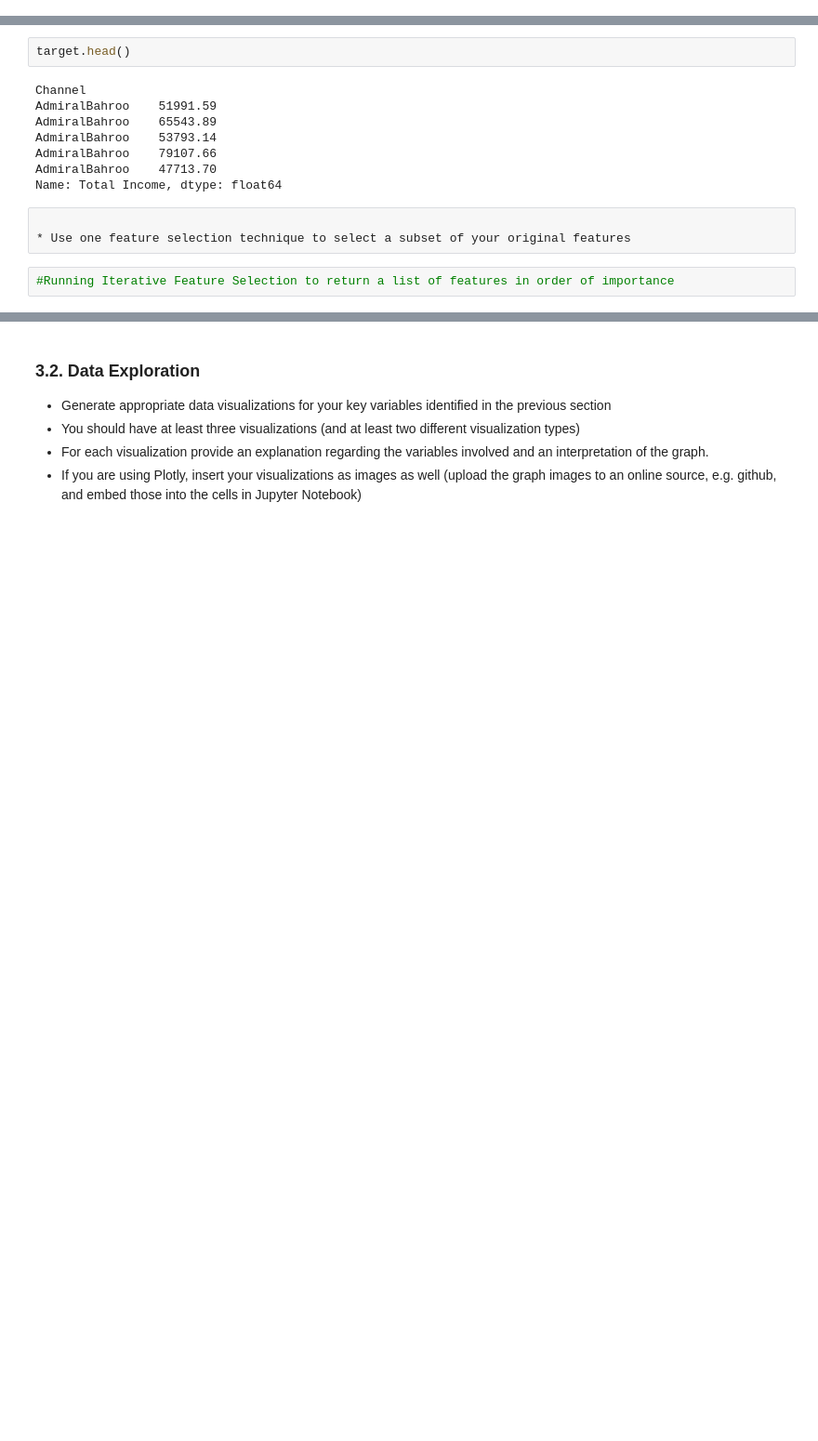
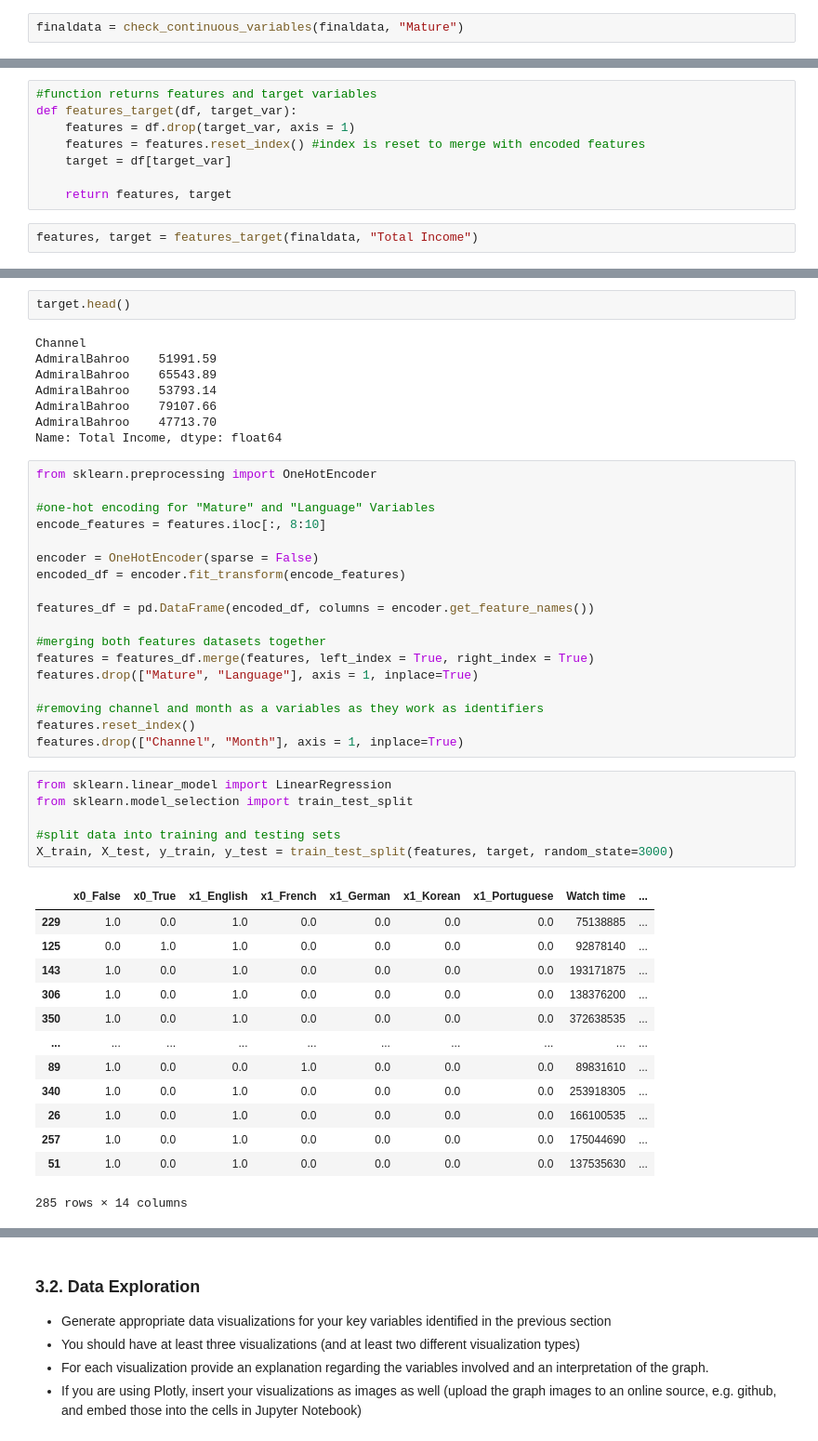
Before and after one commit to Liyih/Twitch.tv-Metrics-Analysis, a Jupyter notebook: DS3000_FP4_Group33.ipynb, the cells around one changed output, grey strips where cells are left out. Shown at 93% size. Saved outputs shown, nothing was run; the diff lists cells and outputs as text; blank space fills up the shorter version.

Commit message:
finished data wrangling

```diff
--- a/DS3000_FP4_Group33.ipynb
+++ b/DS3000_FP4_Group33.ipynb
@@ -196,0 +160,2 @@ features.set_index("Channel")
+# %%
+finaldata = check_continuous_variables(finaldata, "Mature")
@@ -196,0 +174,10 @@ features.set_index("Channel")
+# %%
+#function returns features and target variables
+def features_target(df, target_var):
+    features = df.drop(target_var, axis = 1)
+    features = features.reset_index() #index is reset to merge with encoded features
+    target = df[target_var]
+
+    return features, target
+# %%
+features, target = features_target(finaldata, "Total Income")
@@ -204,8 +200,41 @@ AdmiralBahroo    53793.14
 AdmiralBahroo    79107.66
 AdmiralBahroo    47713.70
 Name: Total Income, dtype: float64
-# %%
-
-* Use one feature selection technique to select a subset of your original features
-# %%
-#Running Iterative Feature Selection to return a list of features in order of importance
+# %%
+from sklearn.preprocessing import OneHotEncoder
+
+#one-hot encoding for "Mature" and "Language" Variables
+encode_features = features.iloc[:, 8:10]
+
+encoder = OneHotEncoder(sparse = False)
+encoded_df = encoder.fit_transform(encode_features)
+
+features_df = pd.DataFrame(encoded_df, columns = encoder.get_feature_names())
+
+#merging both features datasets together
+features = features_df.merge(features, left_index = True, right_index = True)
+features.drop(["Mature", "Language"], axis = 1, inplace=True)
+
+#removing channel and month as a variables as they work as identifiers
+features.reset_index()
+features.drop(["Channel", "Month"], axis = 1, inplace=True)
+# %%
+from sklearn.linear_model import LinearRegression
+from sklearn.model_selection import train_test_split
+
+#split data into training and testing sets
+X_train, X_test, y_train, y_test = train_test_split(features, target, random_state=3000)
+# %% [output]
+|  | x0_False | x0_True | x1_English | x1_French | x1_German | x1_Korean | x1_Portuguese | Watch time | ... |
+| 229 | 1.0 | 0.0 | 1.0 | 0.0 | 0.0 | 0.0 | 0.0 | 75138885 | ... |
+| 125 | 0.0 | 1.0 | 1.0 | 0.0 | 0.0 | 0.0 | 0.0 | 92878140 | ... |
+| 143 | 1.0 | 0.0 | 1.0 | 0.0 | 0.0 | 0.0 | 0.0 | 193171875 | ... |
+| 306 | 1.0 | 0.0 | 1.0 | 0.0 | 0.0 | 0.0 | 0.0 | 138376200 | ... |
+| 350 | 1.0 | 0.0 | 1.0 | 0.0 | 0.0 | 0.0 | 0.0 | 372638535 | ... |
+| ... | ... | ... | ... | ... | ... | ... | ... | ... | ... |
+| 89 | 1.0 | 0.0 | 0.0 | 1.0 | 0.0 | 0.0 | 0.0 | 89831610 | ... |
+| 340 | 1.0 | 0.0 | 1.0 | 0.0 | 0.0 | 0.0 | 0.0 | 253918305 | ... |
+| 26 | 1.0 | 0.0 | 1.0 | 0.0 | 0.0 | 0.0 | 0.0 | 166100535 | ... |
+| 257 | 1.0 | 0.0 | 1.0 | 0.0 | 0.0 | 0.0 | 0.0 | 175044690 | ... |
+| 51 | 1.0 | 0.0 | 1.0 | 0.0 | 0.0 | 0.0 | 0.0 | 137535630 | ... |
+285 rows × 14 columns
```
Also changed, not shown: parts of 10 cells of this notebook.
